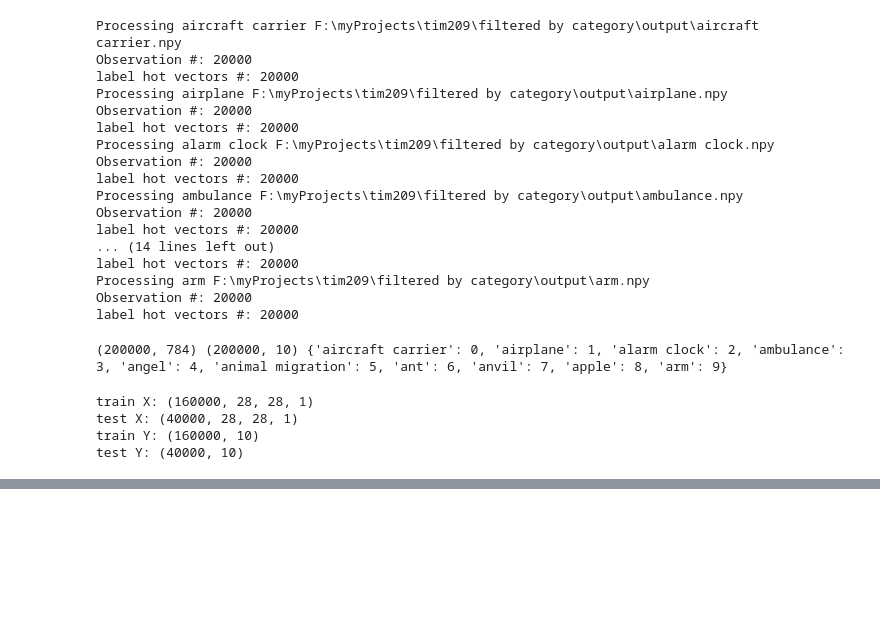
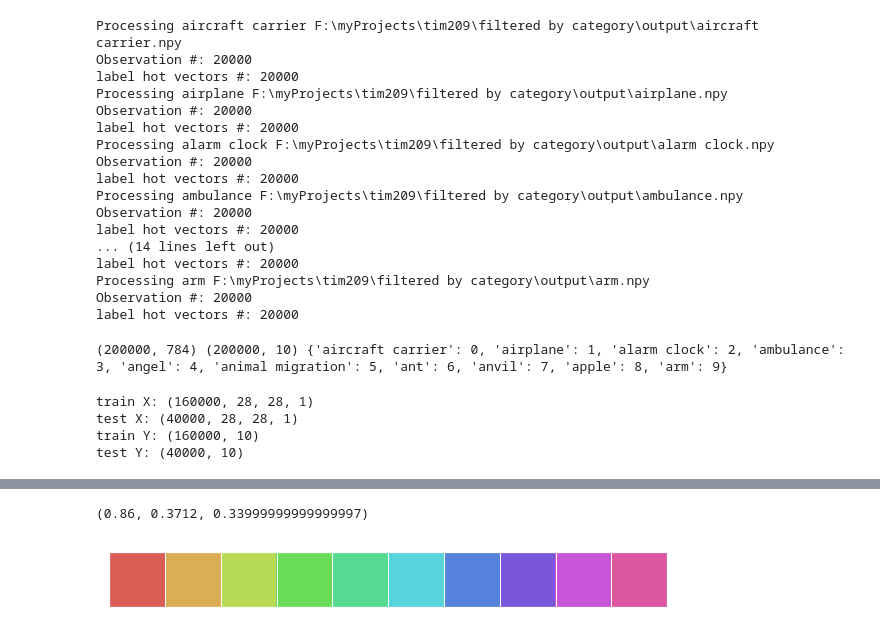
Before and after one commit to adhocmaster/doodleNumpy, a Jupyter notebook: trainTestSaveModels.ipynb, the cells around one changed output, grey strips where cells are left out. Drawn from its saved outputs; the diff is of its cells as text; code cells hidden in the pictures; blank space fills up the shorter version.

```diff
--- a/trainTestSaveModels.ipynb
+++ b/trainTestSaveModels.ipynb
@@ -47 +96,8 @@ test Y: (40000, 10)
+# %%
+pal = sns.color_palette("hls", 10)
+sns.palplot(pal)
+pal[0]
+# %% [output]
+(0.86, 0.3712, 0.33999999999999997)
+[figure, added]
 # %%
```
Also changed, not shown: parts of 7 cells of this notebook, 18 other files.
